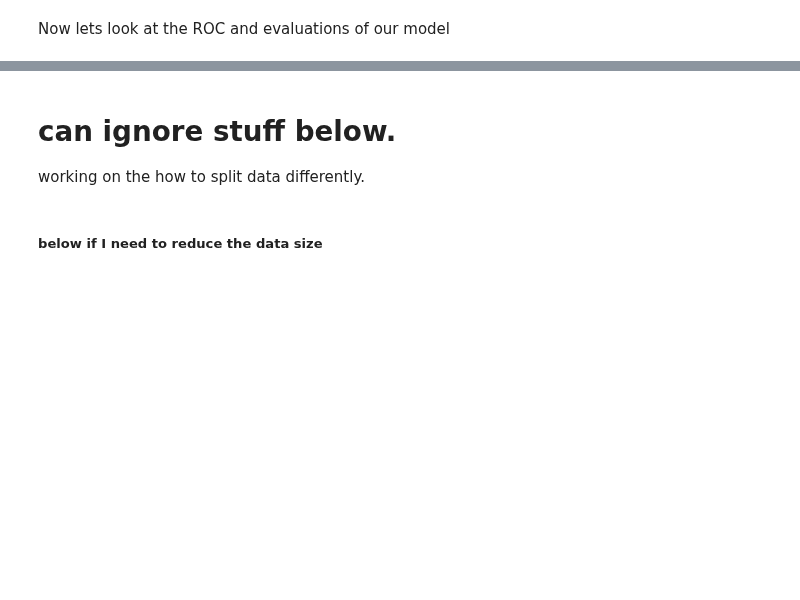
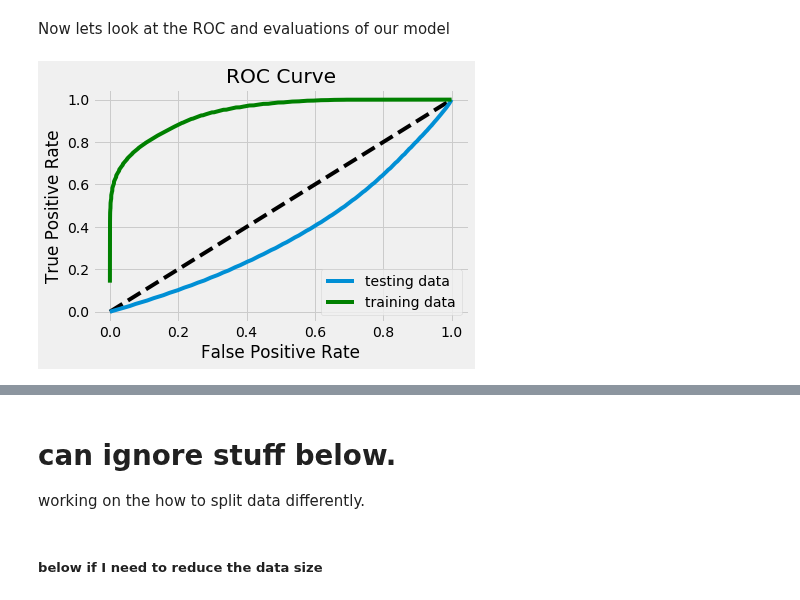
Before and after one commit to lbjennings/Springboard, a Jupyter notebook: Springboard/Capstone Project 1/RandomForest.ipynb, the cells around one changed output, grey strips where cells are left out. Drawn from its saved outputs; the diff is of its cells as text; code cells hidden in the pictures; blank space fills up the shorter version.

```diff
--- a/Springboard/Capstone Project 1/RandomForest.ipynb
+++ b/Springboard/Capstone Project 1/RandomForest.ipynb
@@ -362,16 +203,16 @@ Should I be concerned about the difference here in imbalance here? The EDA of al
 # %%
 #make a training set for sklearn features
-xtrain_rf = rf_train[features]
+xtrain = df_train[features]
 # %%
 #make a test set for sklearn features
-xtest_rf = df_rf_test[features]
+xtest = df_test[features]
 # %% [markdown]
 We have the data set up for sklearn lets do some machine learning. First will shall tune the parameters of the random forest classifier. Using the best parameters from cross validation, retrain the model on the training data and predict on the test data.
 # %%
 #know lets tune the parameters for the random forest
 
 #set parametets to tune in Random Grid Search (# trees in forest and # of features per tree)
-parameters={'n_estimators':range(1,30),'max_features':['auto',1,2,3,4,5]}
+parameters={'n_estimators':range(20,40),'max_features':['auto',1,2,3,4,5]}
 
 #create an instance of the random forest classifier
 rf=RandomForestClassifier()
@@ -381,7 +222,7 @@ rf=RandomForestClassifier()
 rs = RandomizedSearchCV(rf, param_distributions=parameters,cv=5,refit=True,n_jobs=2,random_state=42,scoring='f1')
 
 #fit grid search on random forest over grid
-rs.fit(xtrain_rf,ytrain_rf)
+rs.fit( xtrain ,  ytrain )
 # %% [output]
 RandomizedSearchCV(cv=5, error_score='raise',
           estimator=RandomForestClassifier(bootstrap=True, class_weight=None, criterion='gini',
@@ -418,31 +260,31 @@ Parameters are tuned. We have 29 trees in the forest each using 4 out of the 6 f
 #create classifier from best parameters out of grid search
 clf=rs.best_estimator_
 #fit classifier to validation set
-clf.fit(xtrain_rf,ytrain_rf)
+clf.fit(xtrain,ytrain)
 
 #get the prediction set for the validation
-preds_train=clf.predict(xtrain_rf)
+preds_train_rf = clf.predict(xtrain)
 
 #make some predictions
-preds=clf.predict(xtest_rf)
+preds_rf = clf.predict(xtest)
 
 
 #print the accuracy score for the training data
-training_accuracy = clf.score( xtrain_rf , ytrain_rf )
-print("Accuracy on training data: {:0.2f}".format(training_accuracy))
+training_accuracy = clf.score( xtrain , ytrain )
+print("Accuracy on training data: {:0.2f}".format( training_accuracy ) )
 
 #print the accuracy score for the test data
-test_accuracy = clf.score(xtest_rf , ytest_rf)
-print("Accuracy on test data: {:0.2f}".format(test_accuracy))
+test_accuracy = clf.score(xtest , ytest)
+print("Accuracy on test data: {:0.2f}".format( test_accuracy ) )
 
 #print training f1 score
-fscore_train = metrics.f1_score(ytrain_rf, preds_train)
+fscore_train = metrics.f1_score( ytrain , preds_train_rf )
 print("F1 Score on train data: {:0.4f}".format(fscore_train))
 
 #print testing f1 score
-fscore = metrics.f1_score(ytest_rf, preds,pos_label=1)
-print("F1 Score on validation (train-test set) data: {:0.4f}".format(fscore))
+fscore = metrics.f1_score( ytest , preds_rf , pos_label=1 )
+print("F1 Score on validation (train-test set) data: {:0.4f}".format( fscore ) )
 
 
-print (classification_report(ytest_rf,preds))
+print ( classification_report ( ytest , preds_rf ))
 # %% [output]
@@ -484,27 +344,29 @@ plt.tight_layout
 Now lets look at the ROC and evaluations of our model
 # %%
 #predict the probabilities for each observation in training set
-pred_train_prob=clf.predict_proba(xtrain_rf)[:,1]
+pred_train_prob_rf = clf.predict_proba(xtrain)[:,1]
 
 #predict the probabilities for each observation in test set
-pred_prob=clf.predict_proba(xtest_rf)[:,1]
+pred_prob_rf = clf.predict_proba(xtest)[:,1]
 
 #get false positive rate, true positive rate, and thresholds for training data
-xfpr,xtpr,xthres=roc_curve(ytrain_rf,pred_train_prob)
+xfpr , xtpr , xthres = roc_curve(ytrain , pred_train_prob_rf )
 
 #get false positive rate, true positive rate, and thresholds for test data
-fpr,tpr,thres=roc_curve(ytest_rf,pred_prob)
+fpr , tpr , thres = roc_curve( ytest , pred_prob_rf )
 
 #plot base line at .5 probability
 plt.plot([0,1],[0,1],'k--')
 #plot model train and test
 plt.plot(fpr,tpr,label='testing data')
 plt.plot(xfpr,xtpr, 'g-',label='training data')
 #add labels
 plt.xlabel("False Positive Rate")
 plt.ylabel("True Positive Rate")
 plt.title('ROC Curve')
 plt.legend(loc=4)
 plt.show()
+# %% [output]
+[figure, added]
 # %%
 
```
Also changed, not shown: parts of 66 cells of this notebook.
